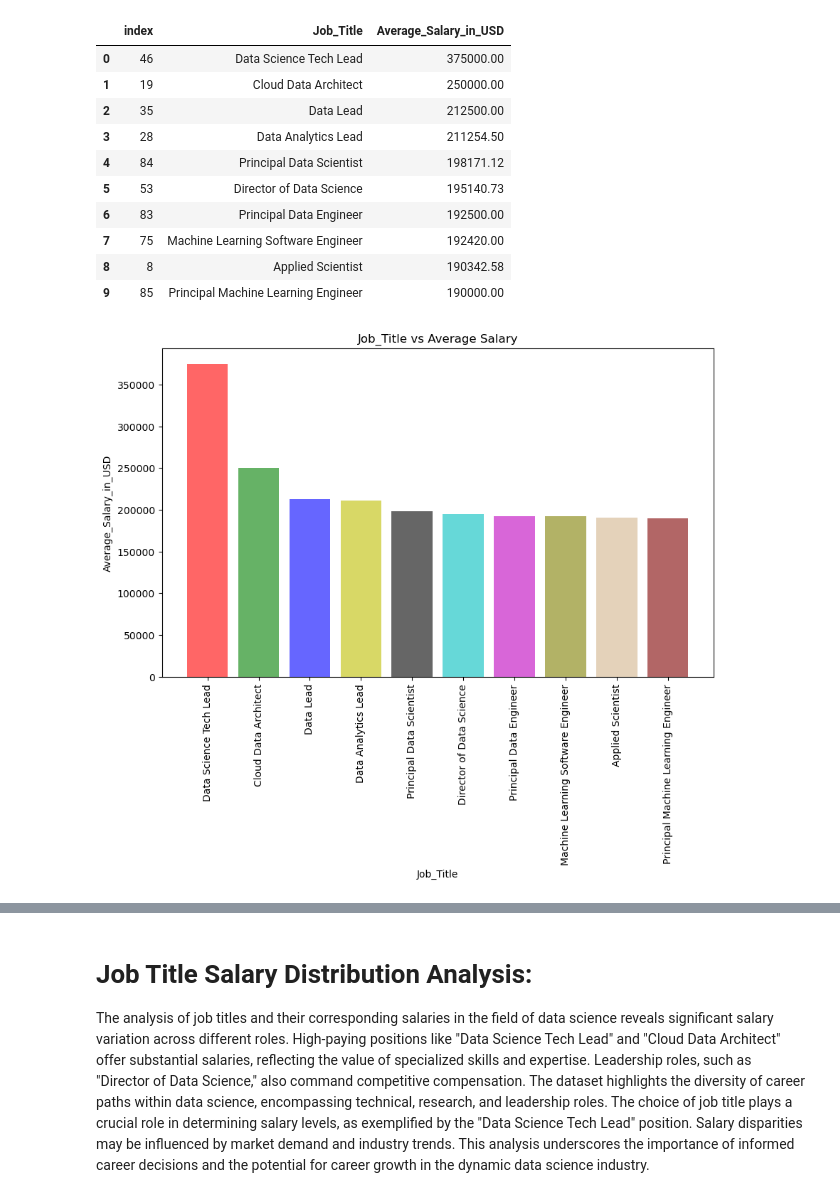
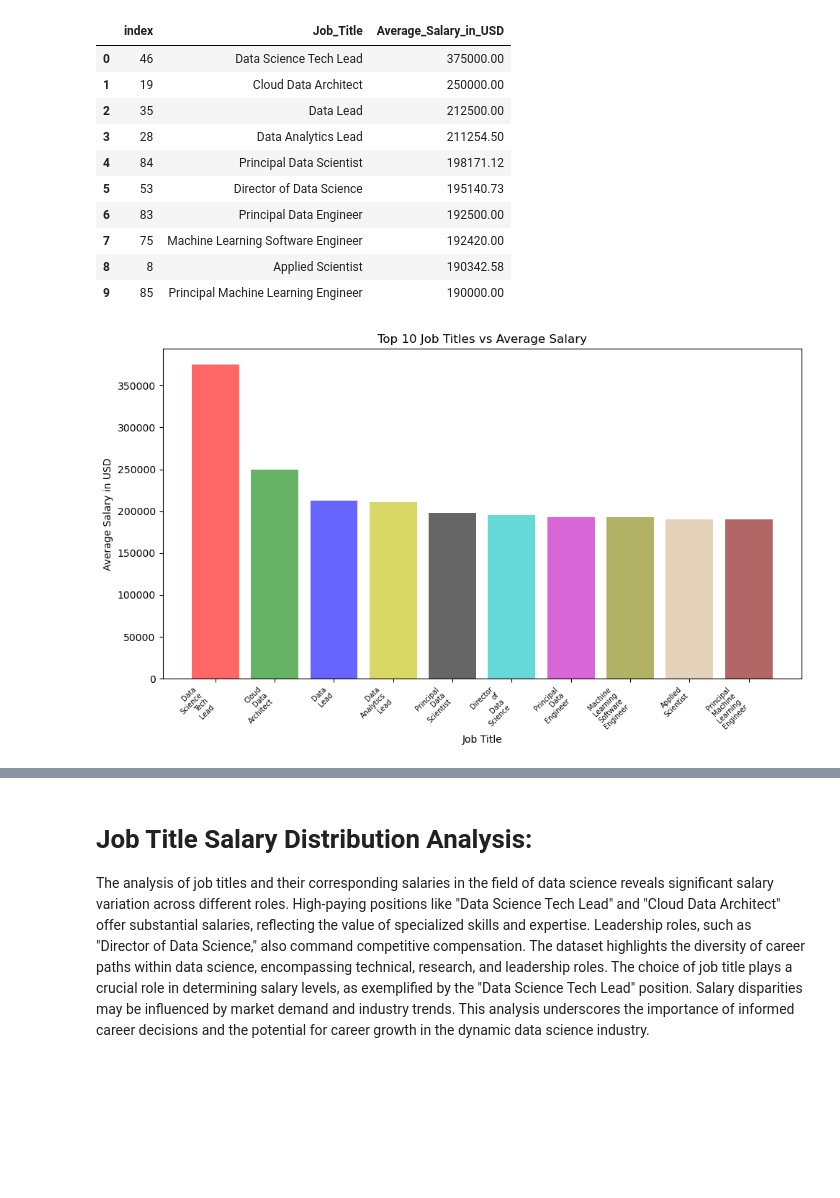
Before and after one commit to garimac12/project_acai, a Jupyter notebook: Project_AH.ipynb, the cells around one changed output, grey strips where cells are left out. Cells and saved outputs as stored; diff of their text form; code cells hidden in the pictures; blank space fills up the shorter version.

```diff
--- a/Project_AH.ipynb
+++ b/Project_AH.ipynb
@@ -246,17 +277,57 @@ top_10_salary_titles
 | 7 | 75 | Machine Learning Software Engineer | 192420.00 |
 | 8 | 8 | Applied Scientist | 190342.58 |
 | 9 | 85 | Principal Machine Learning Engineer | 190000.00 |
-# %%
-fig = plt.figure(figsize = (10,6))
-color= ["r","g","b","y","k","c","m","olive","tan","maroon"]
-plt.bar(top_10_salary_titles["Job_Title"], top_10_salary_titles["Average_Salary_in_USD"],color = color,alpha=0.60)
-plt.xlabel("Job_Title")
-plt.ylabel("Average_Salary_in_USD")
-plt.title("Job_Title vs Average Salary")
-plt.xticks(rotation=90)
-plt.show()
-# %% [output]
-[figure, removed]
+# %%
+job_titles = [
+    "Data Science Tech Lead",
+    "Cloud Data Architect",
+    "Data Lead",
+    "Data Analytics Lead",
+    "Principal Data Scientist",
+    "Director of Data Science",
+    "Principal Data Engineer",
+    "Machine Learning Software Engineer",
+    "Applied Scientist",
+    "Principal Machine Learning Engineer"
+]
+
+average_salaries = [375000.00, 250000.00, 212500.00, 211254.50, 198171.12,195140.73,192500.00,192420.00,190342.58,190000.00]
+
+# Create a figure and axis
+fig, ax = plt.subplots(figsize=(10, 6))
+color= ["r","g","b","y","k","c","m","olive","tan","maroon"]
+
+# Create the bar chart
+bars = ax.bar(range(len(job_titles)), average_salaries, color=color, alpha=0.60)
+
+# Manually split x-tick labels into two lines
+custom_xtick_labels = []
+for title in job_titles:
+    lines = title.split()
+    if len(lines) > 1:
+        custom_xtick_labels.append("\n".join(lines))
+    else:
+        custom_xtick_labels.append(title)
+
+# Set x-tick positions and labels
+ax.set_xticks(range(len(custom_xtick_labels)))
+ax.set_xticklabels(custom_xtick_labels, fontsize=7, rotation=45, ha="right")
+
+# Set labels and title
+ax.set_xlabel("Job Title")
+ax.set_ylabel("Average Salary in USD")
+ax.set_title("Top 10 Job Titles vs Average Salary")
+
+
+#saving plot in output file
+plt.savefig("output_data/Fig5.png")
+
+
+# Show the plot
+plt.tight_layout()
+plt.show()
+# %% [output]
+[figure, added]
 # %%
 job_titles = [
     "Data Science Tech Lead",
```
Also changed, not shown: parts of 14 cells of this notebook, 12 other files.
